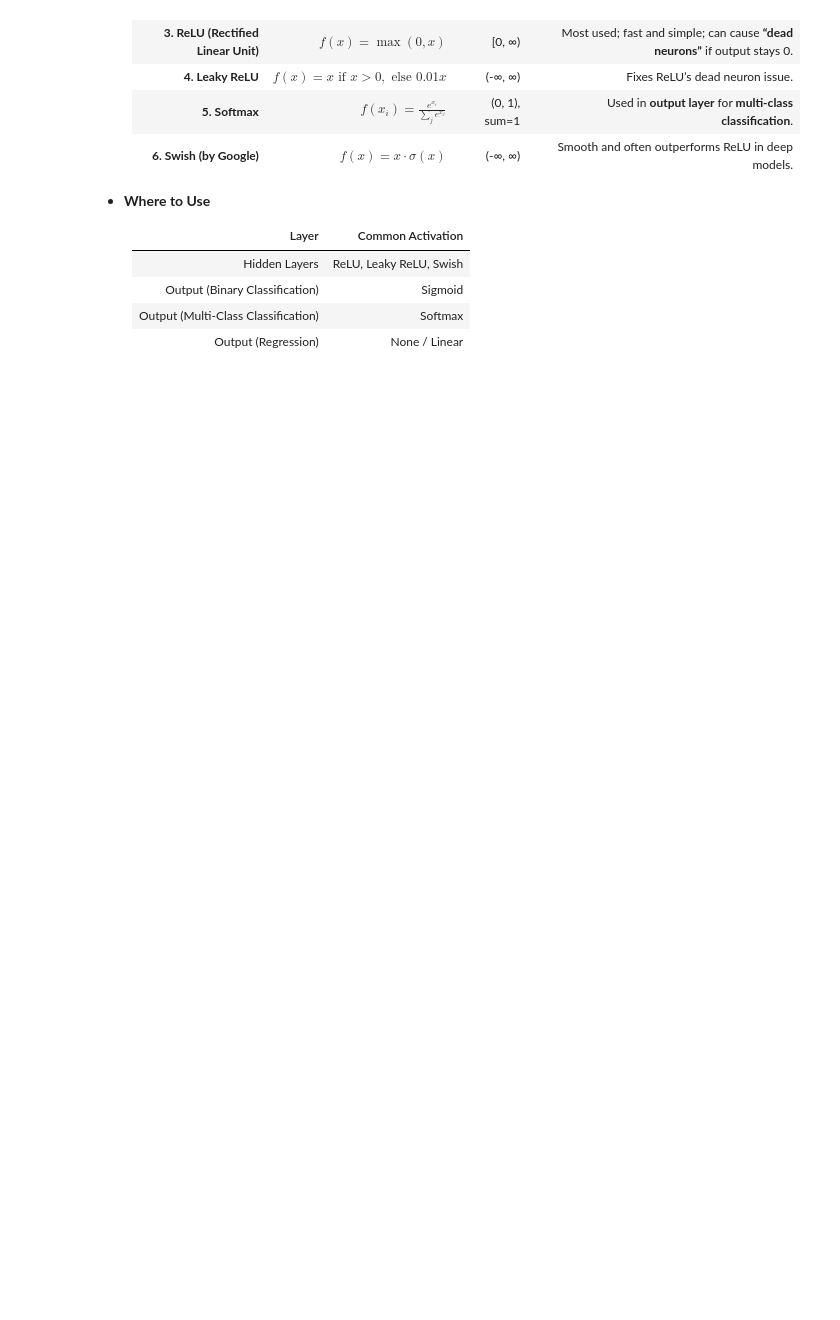
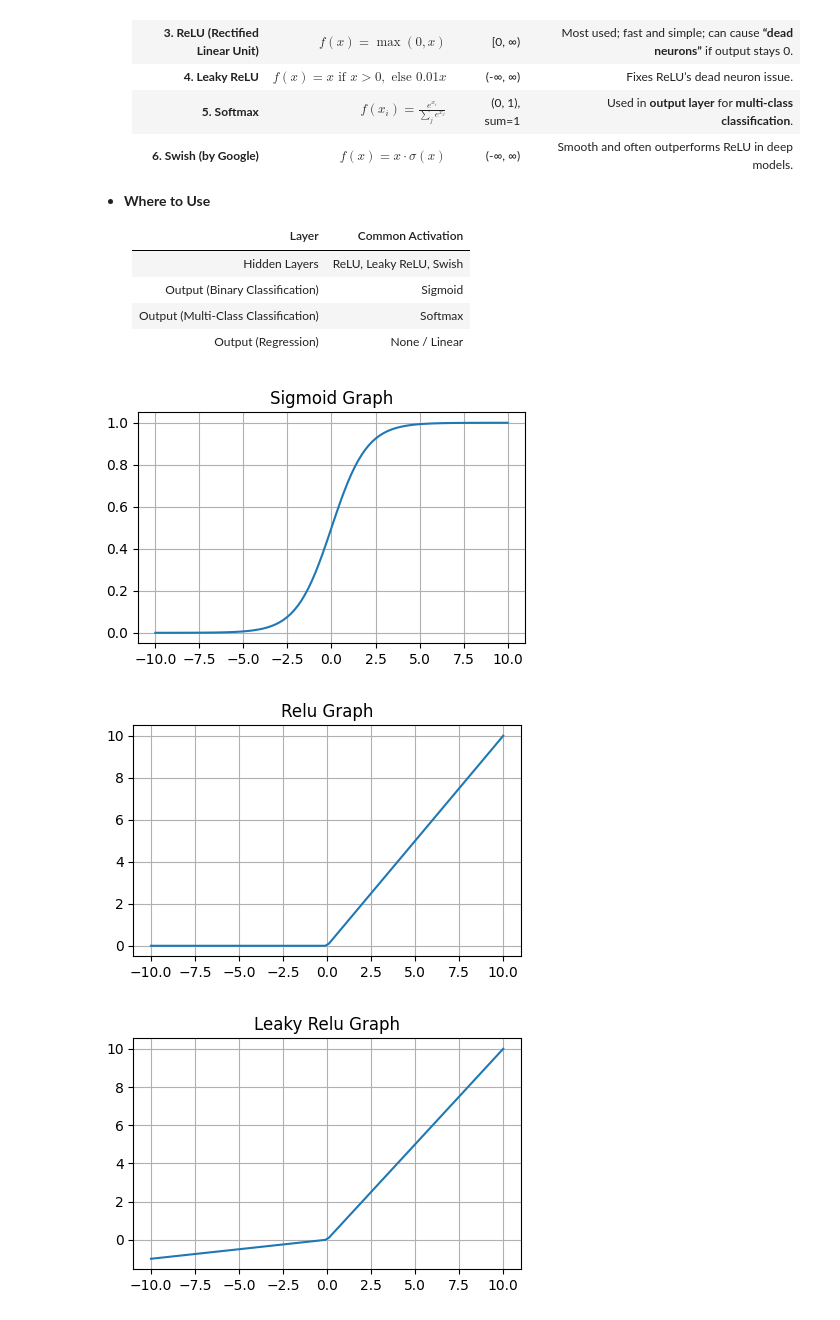
Before and after one commit to h-hemant-p/AI-ML-DS, a Jupyter notebook: 4 DL/ActivationFunctions.ipynb, the cells around one changed output. Saved outputs shown, nothing was run; the diff lists cells and outputs as text; code cells hidden in the pictures; blank space fills up the shorter version.

```diff
--- a/4 DL/ActivationFunctions.ipynb
+++ b/4 DL/ActivationFunctions.ipynb
@@ -30,3 +30,45 @@
     | Output (Binary Classification)      | Sigmoid                 |
     | Output (Multi-Class Classification) | Softmax                 |
     | Output (Regression)                 | None / Linear           |
+# %%
+# how would you writtem tensorflow - keras
+# #how does relu looks like
+import numpy as np
+import matplotlib.pyplot as plt
+
+def sigmoid(x):
+  return 1 / (1 + np.exp(-x))
+
+x = np.linspace(-10,10,100)
+
+plt.figure(figsize=(5,3))
+plt.plot(x,sigmoid(x))
+plt.title("Sigmoid Graph")
+plt.grid(True)
+
+#rectified linear unit
+def relu(x):
+  return np.maximum(0,x)
+
+plt.figure(figsize=(5,3))
+plt.plot(x,relu(x))
+plt.title("Relu Graph")
+plt.grid(True)
+
+def leaky_relu(x,alpha=0.10):
+  return np.where(x>0, x, alpha*x)
+plt.figure(figsize=(5,3))
+plt.plot(x,leaky_relu(x))
+plt.title("Leaky Relu Graph")
+plt.grid(True)
+
+def tanh(x):
+  return np.tanh(x)
+plt.figure(figsize=(5,3))
+plt.plot(x,tanh(x))
+plt.title("tanh Graph")
+plt.grid(True)
+# %% [output]
+[figure, added]
+[figure, added]
+[figure, added]
```
Also changed, not shown: parts of 1 cell of this notebook, 10 other files.
